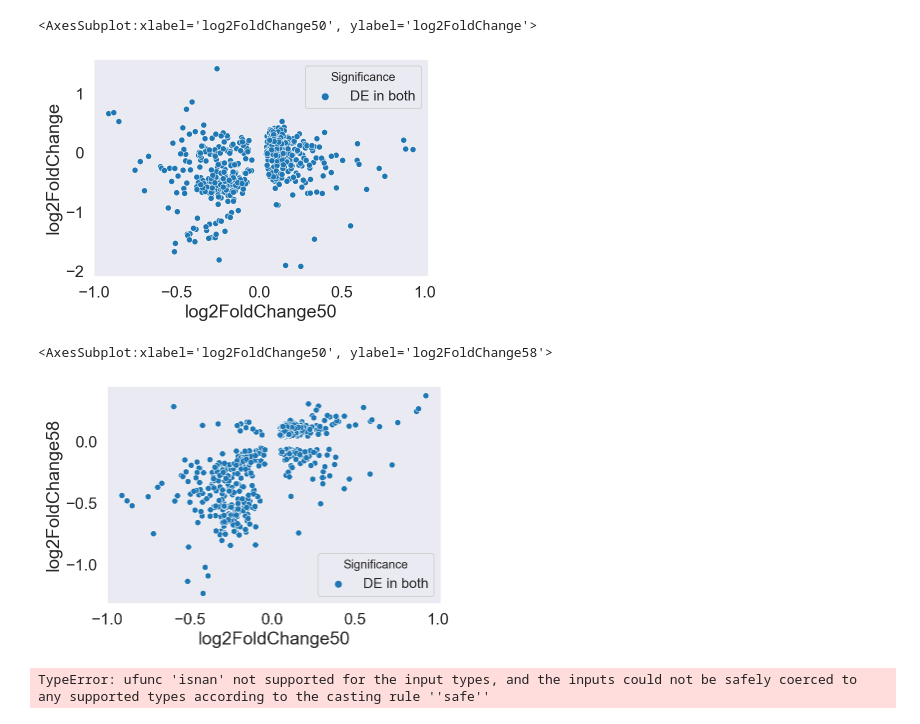
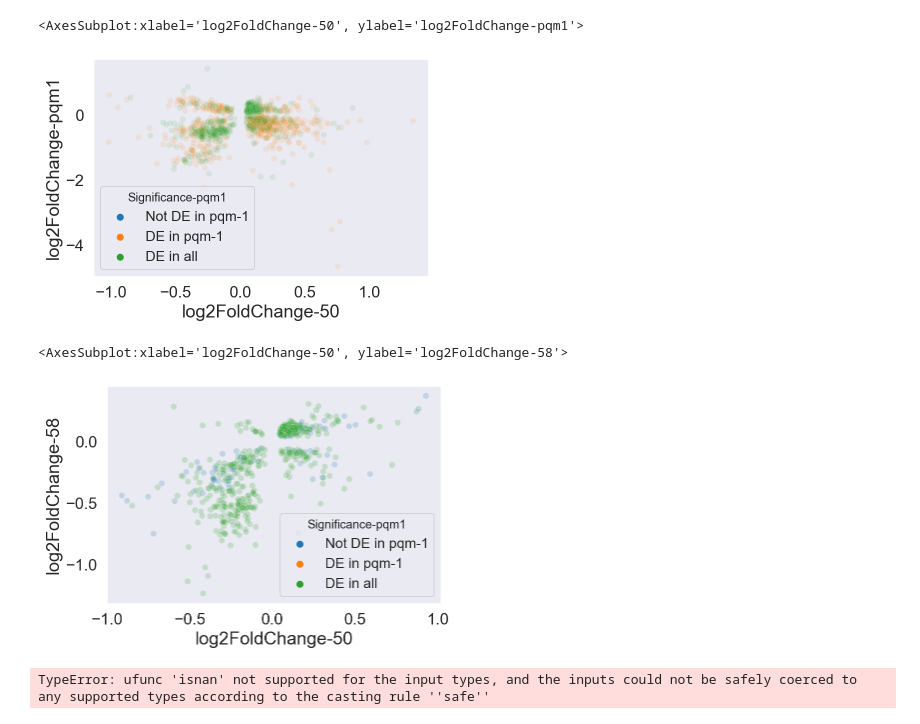
Before and after one commit to dangeles/Ascr10xomics, a Jupyter notebook: notebooks/Untitled2.ipynb, the cells around one changed output. Saved outputs shown, nothing was run; the diff lists cells and outputs as text; code cells hidden in the pictures.

```diff
--- a/notebooks/Untitled2.ipynb
+++ b/notebooks/Untitled2.ipynb
@@ -27,9 +27,11 @@ mpl.rcParams['xtick.labelsize'] = 16
 mpl.rcParams['ytick.labelsize'] = 16
 mpl.rcParams['legend.fontsize'] = 14
 # %%
-ens = pd.read_csv('../ensembl.tsv', sep='\t')
-pqm1_50 = pd.read_csv('../data/diff_exp/DE_pqm1_50.csv', index_col=0)
-pqm1_50 = pqm1_50.join(ens.set_index('ensembl_gene_id').drop(columns='ensembl_transcript_id').drop_duplicates())
-pqm1_50['sig'] = pqm1_50.padj < 0.05
 res = pd.read_csv('../data/master_table.tsv', sep='\t', index_col=0)
-res.head()
+res.rename(columns={'logq-pqm1': 'neglogq-pqm1'}, inplace=True)
+cat_type = pd.CategoricalDtype(categories=['I', 'II', 'III', 'IV', 'V', 'X'], ordered=True)
+res['chromosome'] = res.chromosome.astype(cat_type)
+
+cat_type = pd.CategoricalDtype(categories=['Not DE in pqm-1', 'DE in pqm-1', 'DE in all'], ordered=True)
+res['Significance-pqm1'] = res['Significance-pqm1'].astype(cat_type)
+res.sort_values(['Significance-pqm1', 'padj-50'], inplace=True)
@@ -58,2 +46,0 @@ plt.xscale('log')
-# %%
-res = res.join(pqm1_50, rsuffix='_pqm1')
@@ -75,13 +47,15 @@ Name: Significance, Length: 12244, dtype: object
 # %%
-sns.scatterplot('log2FoldChange50', 'log2FoldChange', hue='Significance', data=res[(res.Significance == 'DE in both')].sort_values('Significance', ascending=True))#, palette=["black", 'red'])i
+sns.scatterplot('log2FoldChange-50', 'log2FoldChange-pqm1', hue='Significance-pqm1',
+                data=res[(res['padj-50'] < 0.05) & (res['padj-pqm1'] < 0.05 )], alpha=0.1)#, palette=["black", 'red'])i
 # %% [output]
-<AxesSubplot:xlabel='log2FoldChange50', ylabel='log2FoldChange'>
+<AxesSubplot:xlabel='log2FoldChange-50', ylabel='log2FoldChange-pqm1'>
-[figure, old version]
+[figure, new version]
 # %%
-sns.scatterplot('log2FoldChange50', 'log2FoldChange58', hue='Significance', data=res[(res.Significance == 'DE in both')].sort_values('Significance', ascending=True))#, palette=["black", 'red'])
+sns.scatterplot('log2FoldChange-50', 'log2FoldChange-58', hue='Significance-pqm1',
+                data=res[(res['Significance-WT'] == 'DE in both')], alpha=0.2)#, palette=["black", 'red'])
 # %% [output]
-<AxesSubplot:xlabel='log2FoldChange50', ylabel='log2FoldChange58'>
+<AxesSubplot:xlabel='log2FoldChange-50', ylabel='log2FoldChange-58'>
-[figure, old version]
+[figure, new version]
 # %%
 sns.relplot(
     data=res[res.Significance != "Not Sig"].dropna(),
```
Also changed, not shown: parts of 6 cells of this notebook, 3 other files.
